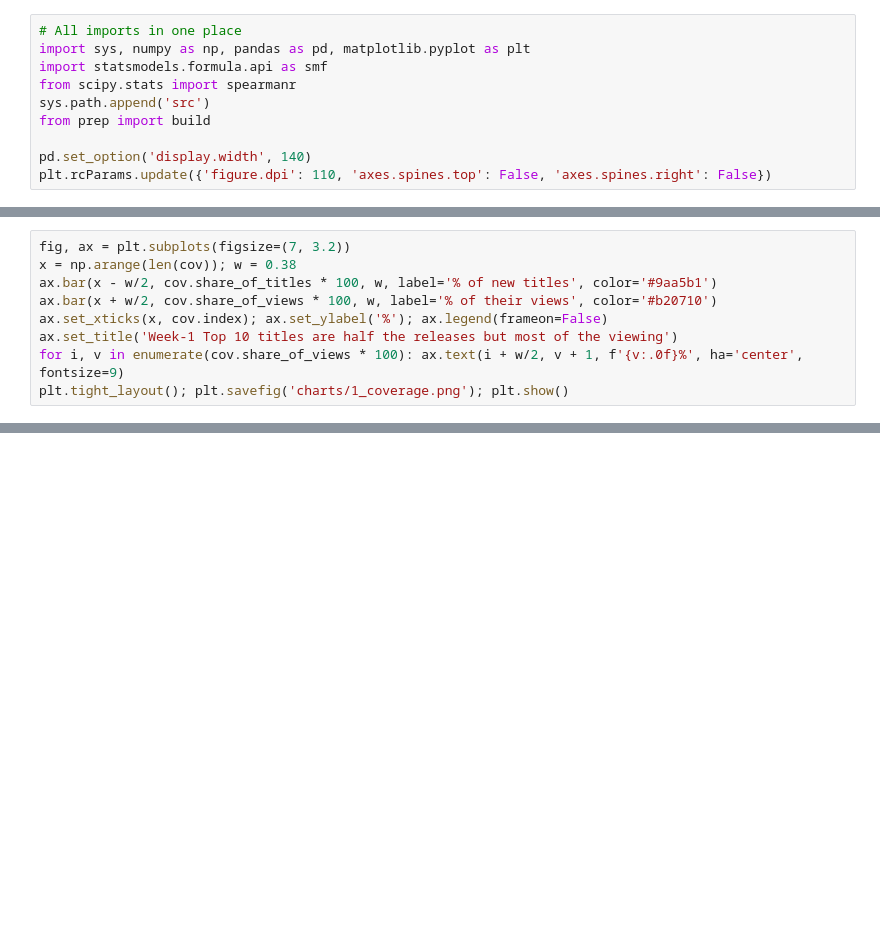
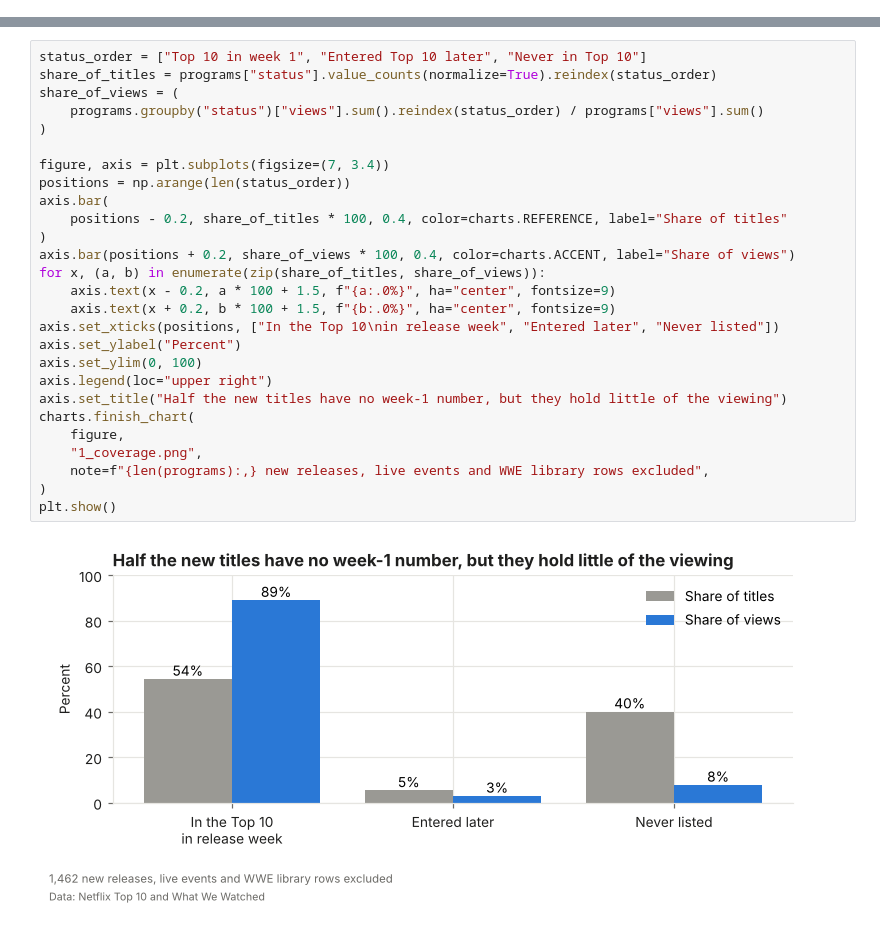
Before and after one commit to ZFayFay/netflix-week1-proxy, a Jupyter notebook: netflix_week1_proxy.ipynb, the cells around one changed output, grey strips where cells are left out. Saved outputs shown, nothing was run; the diff lists cells and outputs as text; blank space fills up the shorter version.

```diff
--- a/netflix_week1_proxy.ipynb
+++ b/netflix_week1_proxy.ipynb
@@ -13,10 +0,0 @@ Netflix judges new titles fast. The first week is the earliest public signal, bu
-# %%
-# All imports in one place
-import sys, numpy as np, pandas as pd, matplotlib.pyplot as plt
-import statsmodels.formula.api as smf
-from scipy.stats import spearmanr
-sys.path.append('src')
-from prep import build
-
-pd.set_option('display.width', 140)
-plt.rcParams.update({'figure.dpi': 110, 'axes.spines.top': False, 'axes.spines.right': False})
@@ -58,9 +0,0 @@ cov
-# %%
-fig, ax = plt.subplots(figsize=(7, 3.2))
-x = np.arange(len(cov)); w = 0.38
-ax.bar(x - w/2, cov.share_of_titles * 100, w, label='% of new titles', color='#9aa5b1')
-ax.bar(x + w/2, cov.share_of_views * 100, w, label='% of their views', color='#b20710')
-ax.set_xticks(x, cov.index); ax.set_ylabel('%'); ax.legend(frameon=False)
-ax.set_title('Week-1 Top 10 titles are half the releases but most of the viewing')
-for i, v in enumerate(cov.share_of_views * 100): ax.text(i + w/2, v + 1, f'{v:.0f}%', ha='center', fontsize=9)
-plt.tight_layout(); plt.savefig('charts/1_coverage.png'); plt.show()
@@ -315,0 +73,29 @@ See `README.md` for the write-up. In short:
+# %%
+status_order = ["Top 10 in week 1", "Entered Top 10 later", "Never in Top 10"]
+share_of_titles = programs["status"].value_counts(normalize=True).reindex(status_order)
+share_of_views = (
+    programs.groupby("status")["views"].sum().reindex(status_order) / programs["views"].sum()
+)
+
+figure, axis = plt.subplots(figsize=(7, 3.4))
+positions = np.arange(len(status_order))
+axis.bar(
+    positions - 0.2, share_of_titles * 100, 0.4, color=charts.REFERENCE, label="Share of titles"
+)
+axis.bar(positions + 0.2, share_of_views * 100, 0.4, color=charts.ACCENT, label="Share of views")
+for x, (a, b) in enumerate(zip(share_of_titles, share_of_views)):
+    axis.text(x - 0.2, a * 100 + 1.5, f"{a:.0%}", ha="center", fontsize=9)
+    axis.text(x + 0.2, b * 100 + 1.5, f"{b:.0%}", ha="center", fontsize=9)
+axis.set_xticks(positions, ["In the Top 10\nin release week", "Entered later", "Never listed"])
+axis.set_ylabel("Percent")
+axis.set_ylim(0, 100)
+axis.legend(loc="upper right")
+axis.set_title("Half the new titles have no week-1 number, but they hold little of the viewing")
+charts.finish_chart(
+    figure,
+    "1_coverage.png",
+    note=f"{len(programs):,} new releases, live events and WWE library rows excluded",
+)
+plt.show()
+# %% [output]
+[figure, added]
```
Also changed, not shown: parts of 69 cells of this notebook, 19 other files.
